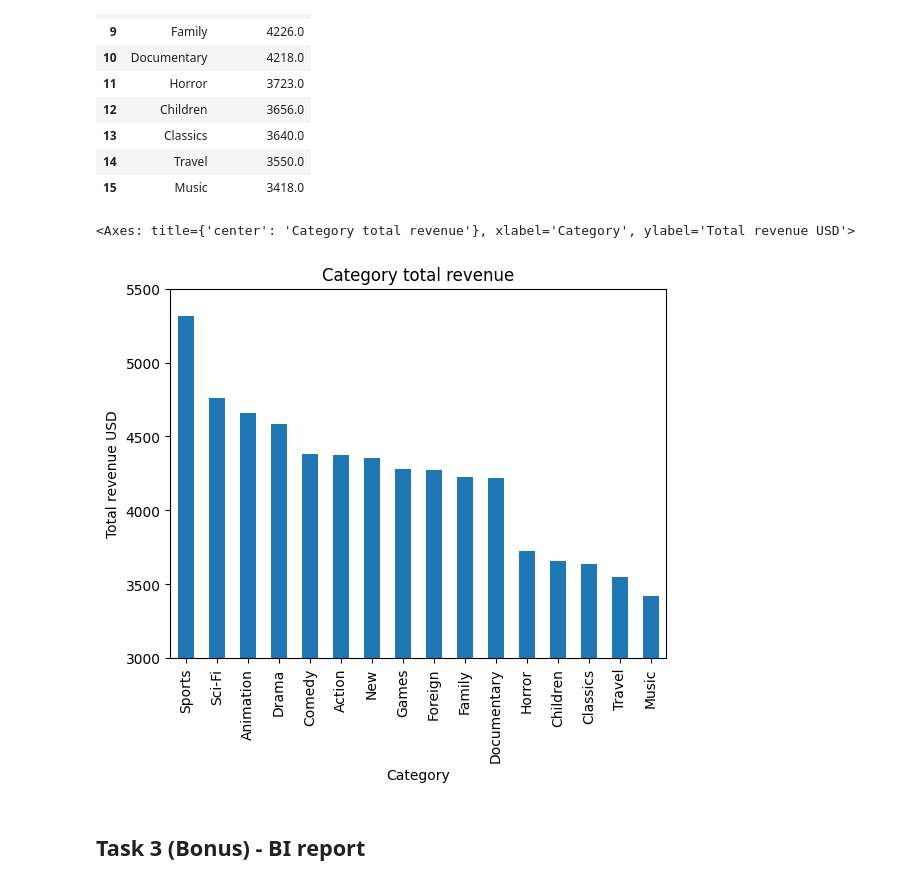
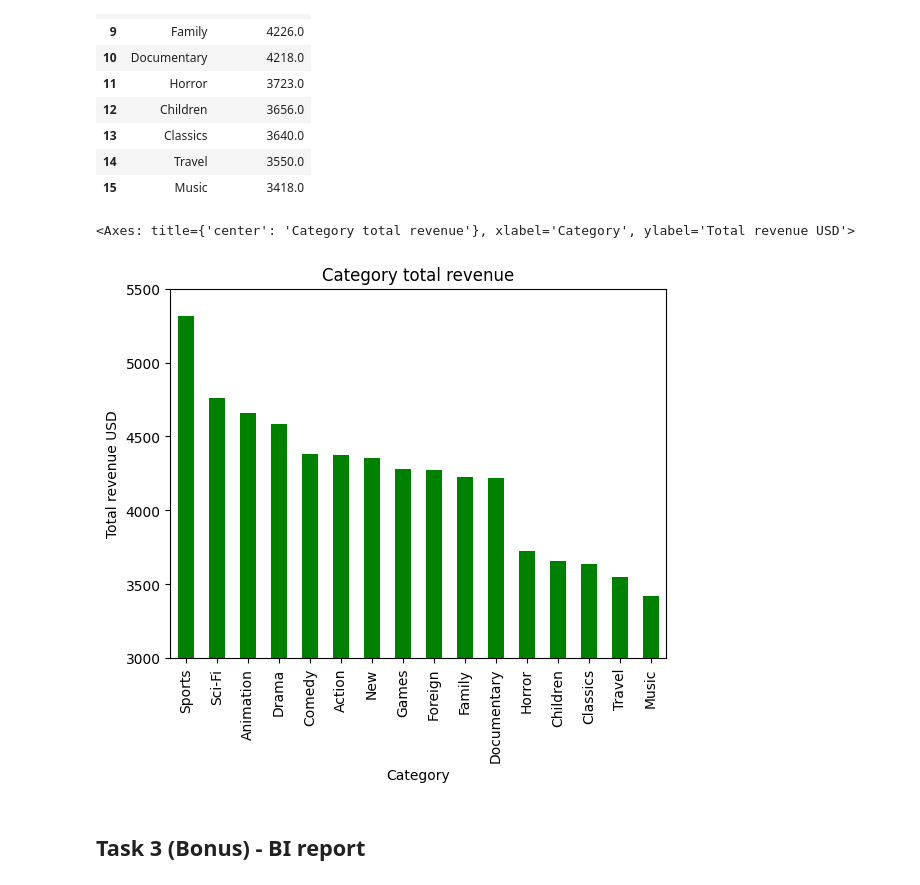
Before and after one commit to LisaYllander92/SQL_LAB_DE25_LisaYllander, a Jupyter notebook: data_analys.ipynb, the cells around one changed output. Cells and saved outputs as stored; diff of their text form; code cells hidden in the pictures.

```diff
--- a/data_analys.ipynb
+++ b/data_analys.ipynb
@@ -373,7 +344,7 @@ ax.invert_yaxis()
 # %%
 # b) Most profitable film category
 Category_revenue = duckdb.sql(
-    """
+    """--sql
     SELECT
         c.name AS category,
         ROUND(SUM(p.amount)) as total_revenue
@@ -410,17 +381,18 @@ Category_revenue
 # %%
 # Plot bar chart
 Category_revenue.plot(
     kind="bar",
     x="category",
     y="total_revenue",
     xlabel="Category",
     ylabel="Total revenue USD",
     title="Category total revenue",
     legend=False,
-    ylim=[3000,5500]
+    ylim=[3000,5500],
+    color = "green"
 )
 # %% [output]
 <Axes: title={'center': 'Category total revenue'}, xlabel='Category', ylabel='Total revenue USD'>
-[figure, old version]
+[figure, new version]
 # %% [markdown]
 ## Task 3 (Bonus) - BI report
```
Also changed, not shown: parts of 15 cells of this notebook, 14 other files.
